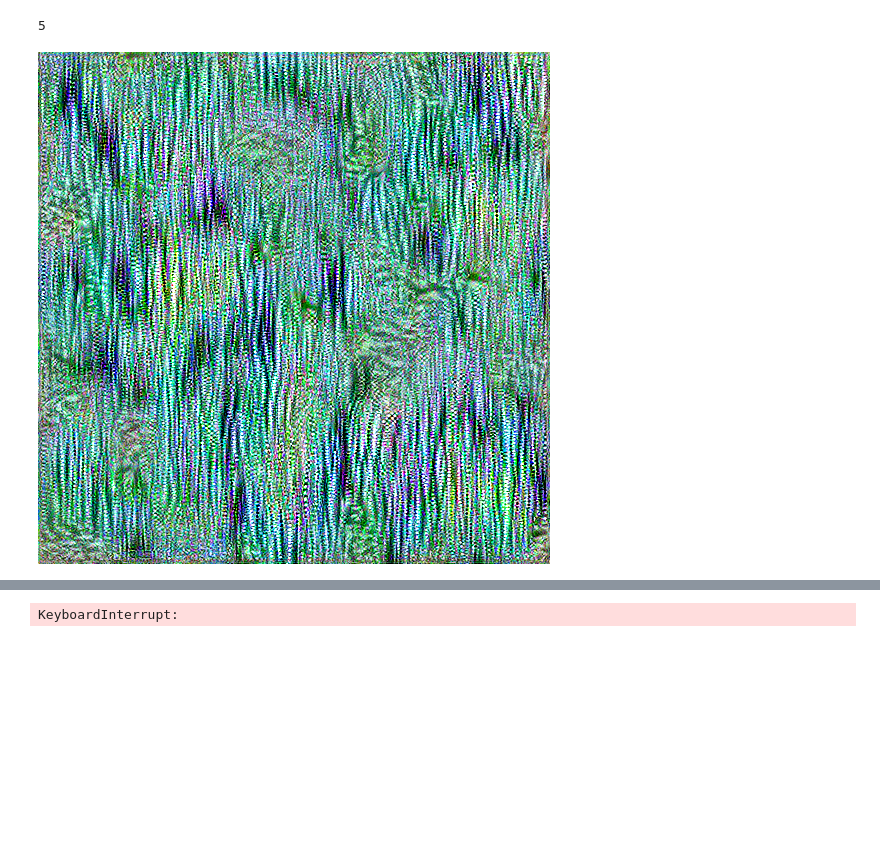
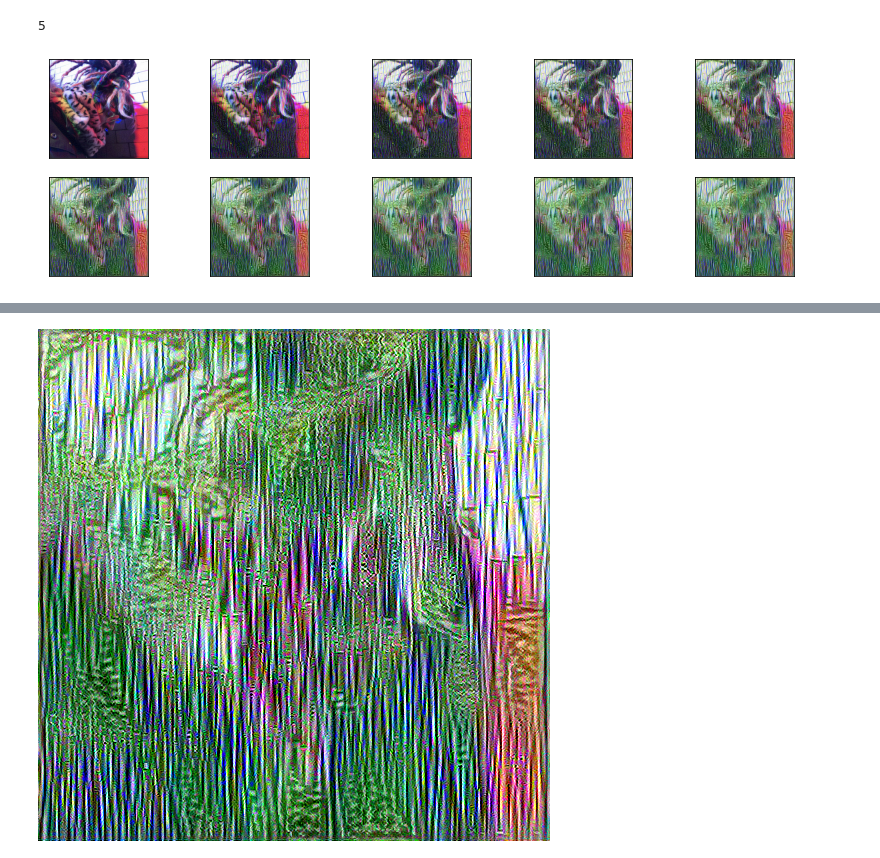
Before and after one commit to olmocorell/When-neural-nets-becomes-sentiments-in-ART, a Jupyter notebook: notebooks/contentstyle funcionando NOTOCAR.ipynb, the cells around one changed output, grey strips where cells are left out. Drawn from its saved outputs; the diff is of its cells as text; code cells hidden in the pictures; blank space fills up the shorter version.

```diff
--- a/notebooks/contentstyle funcionando NOTOCAR.ipynb
+++ b/notebooks/contentstyle funcionando NOTOCAR.ipynb
@@ -19,8 +19,8 @@ from tensorflow.python.keras import layers
 from tensorflow.python.keras import backend as K
 # %%
 #n1 = str(sample(range(1,5),1)[0])
-n2 = str(sample(range(1,11),1)[0])
-path2 = f"../sentimientos/1/{n2}.jpg"
+#n2 = str(sample(range(1,11),1)[0])
+path2 = f"../sentimientos/4/5.jpg"
 content_path = path2
 style_path = "../creada.jpg"
 # %%
@@ -326,6 +326,6 @@ def run_style_transfer(content_path,
   return best_img, best_loss
 # %%
 best, best_loss = run_style_transfer(content_path,
-                                     style_path, num_iterations=350)
+                                     style_path, num_iterations=190)
 # %% [output]
-[figure, old version]
+[figure, new version]
@@ -334,6 +332,7 @@ Total loss: 4.7795e+07, style loss: 4.1521e+07, content loss: 6.2740e+06, time:
-KeyboardInterrupt:
 # %%
 Image.fromarray(best)
+# %% [output]
+[figure, added]
 # %%
 def show_results(best_img, content_path, style_path, show_large_final=True):
   plt.figure(figsize=(10, 5))
```
Also changed, not shown: parts of 3 cells of this notebook, 8 other files.
